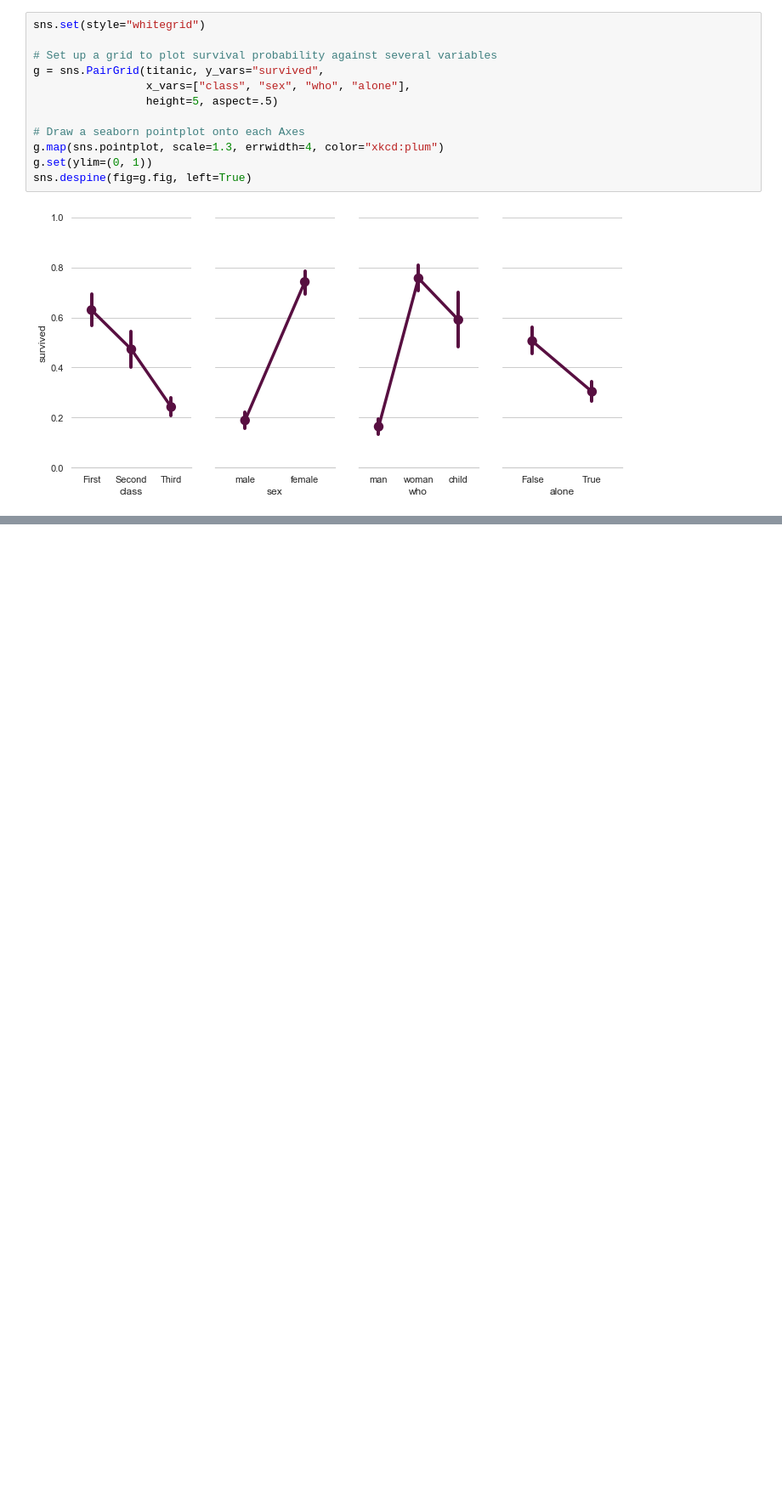
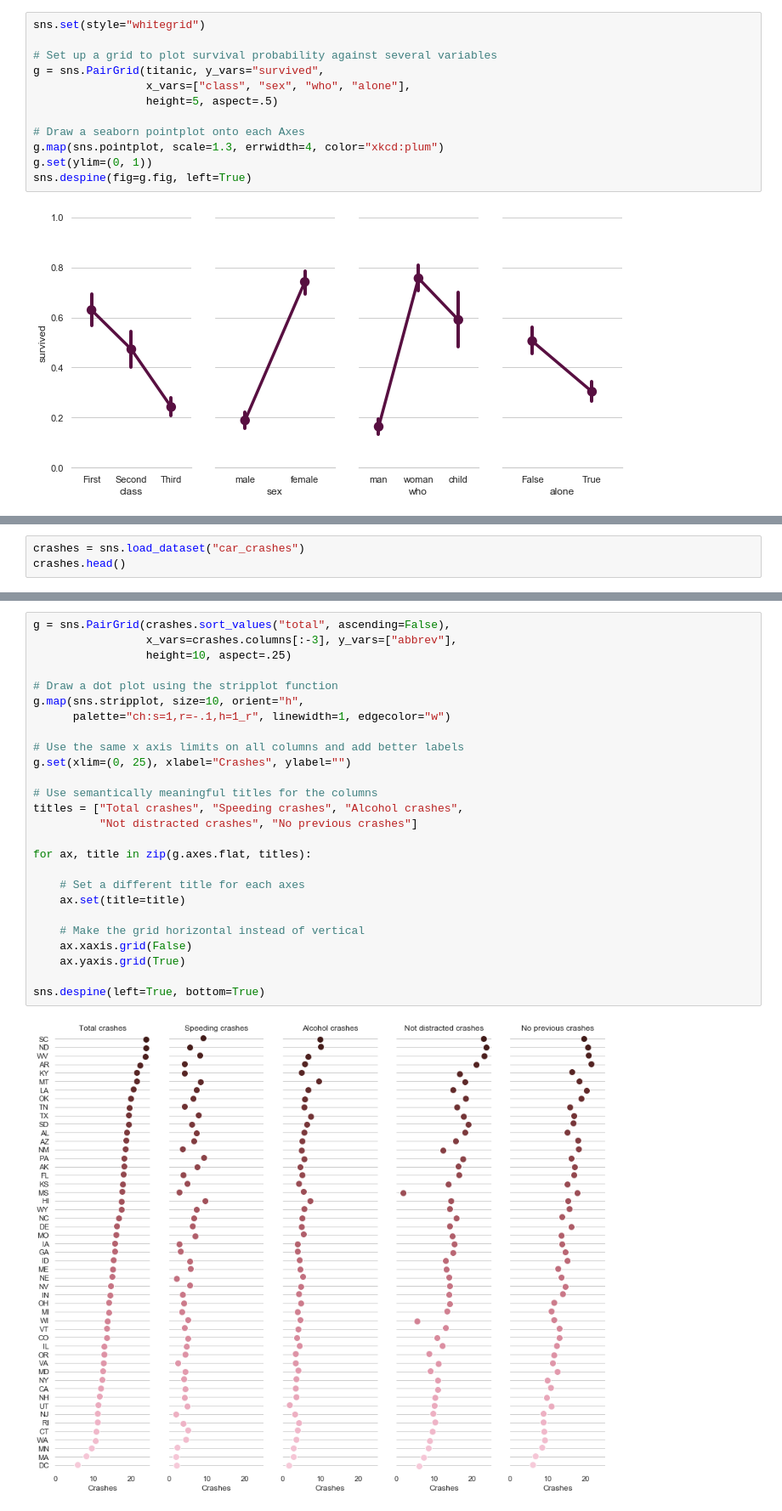
Before and after one commit to bjpcjp/seaborn-basic-gallery, a Jupyter notebook: gallery.ipynb, the cells around one changed output, grey strips where cells are left out. Shown at 85% size. Cells and saved outputs as stored; diff of their text form; blank space fills up the shorter version.

```diff
--- a/gallery.ipynb
+++ b/gallery.ipynb
@@ -933,0 +961,3 @@ sns.despine(fig=g.fig, left=True)
+# %%
+crashes = sns.load_dataset("car_crashes")
+crashes.head()
@@ -933,0 +971,28 @@ sns.despine(fig=g.fig, left=True)
+# %%
+g = sns.PairGrid(crashes.sort_values("total", ascending=False),
+                 x_vars=crashes.columns[:-3], y_vars=["abbrev"],
+                 height=10, aspect=.25)
+
+# Draw a dot plot using the stripplot function
+g.map(sns.stripplot, size=10, orient="h",
+      palette="ch:s=1,r=-.1,h=1_r", linewidth=1, edgecolor="w")
+
+# Use the same x axis limits on all columns and add better labels
+g.set(xlim=(0, 25), xlabel="Crashes", ylabel="")
+
+# Use semantically meaningful titles for the columns
+titles = ["Total crashes", "Speeding crashes", "Alcohol crashes",
+          "Not distracted crashes", "No previous crashes"]
+
+for ax, title in zip(g.axes.flat, titles):
+
+    # Set a different title for each axes
+    ax.set(title=title)
+
+    # Make the grid horizontal instead of vertical
+    ax.xaxis.grid(False)
+    ax.yaxis.grid(True)
+
+sns.despine(left=True, bottom=True)
+# %% [output]
+[figure, added]
```
Also changed, not shown: parts of 24 cells of this notebook.
